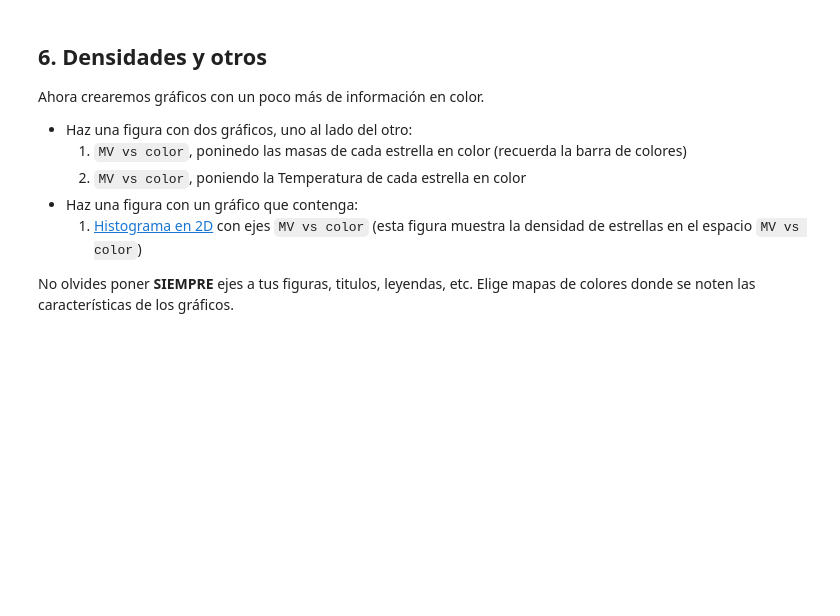
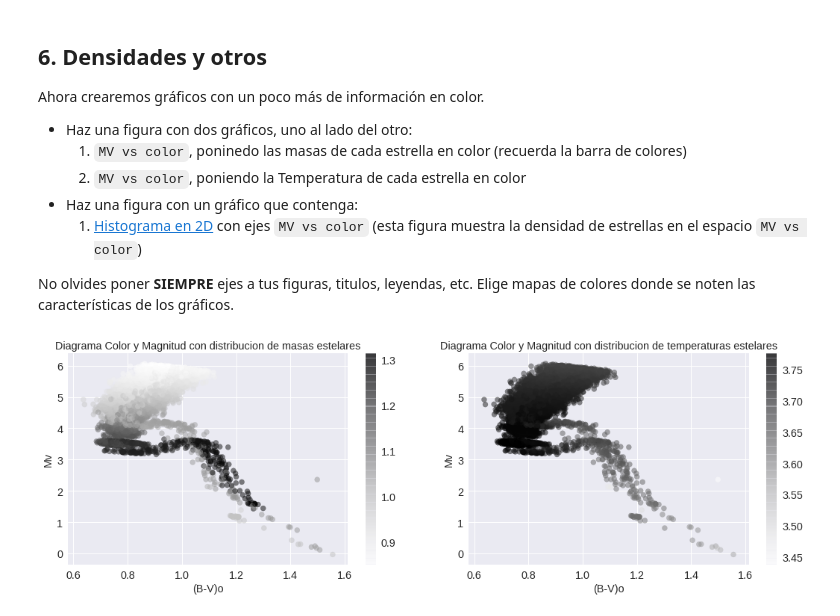
Before and after one commit to franciscourbina/minitarea2, a Jupyter notebook: minitarea2.ipynb, the cells around one changed output. Drawn from its saved outputs; the diff is of its cells as text; code cells hidden in the pictures; blank space fills up the shorter version.

```diff
--- a/minitarea2.ipynb
+++ b/minitarea2.ipynb
@@ -223,0 +206,24 @@ No olvides poner **SIEMPRE** ejes a tus figuras, titulos, leyendas, etc. Elige m
+# %%
+# plot cmd + masa / smd + temp
+
+fig, ax = plt.subplots(figsize = (15,5), ncols = 2, sharex=True)
+
+cb = ax[0].scatter(color, MV, c = datos_filtrados[:,5], alpha = 0.5)
+
+fig.colorbar(cb, ax = ax[0])
+ax[0].set_ylabel('Mv')
+ax[0].set_xlabel('(B-V)o')
+ax[0].set_title('Diagrama Color y Magnitud con distribucion de masas estelares')
+
+
+cb2 = ax[1].scatter(color, MV, c = datos_filtrados[:,4], alpha = 0.5)
+
+fig.colorbar(cb2, ax = ax[1])
+ax[1].set_ylabel('Mv')
+ax[1].set_xlabel('(B-V)o')
+ax[1].set_title('Diagrama Color y Magnitud con distribucion de temperaturas estelares')
+
+
+fig.tight_layout()
+# %% [output]
+[figure, added]
```
Also changed, not shown: parts of 4 cells of this notebook.
